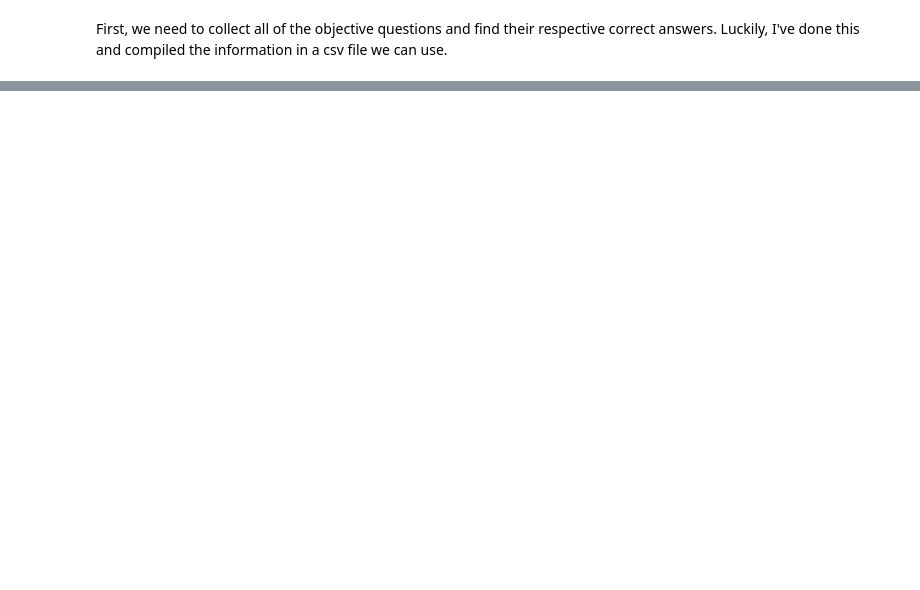
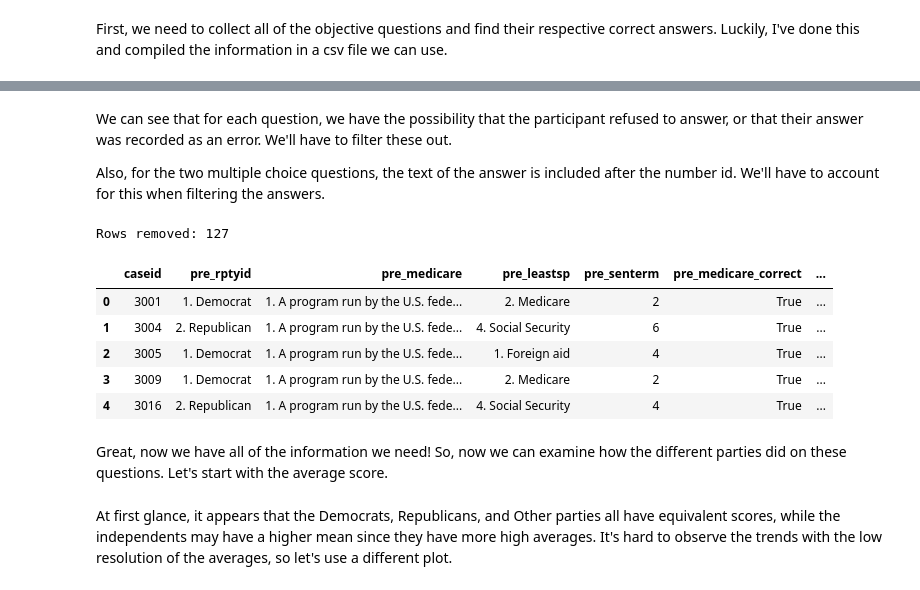
Before and after one commit to TZstatsADS/Spring2021-Project1-aidris21, a Jupyter notebook: lib/trivia_analysis.ipynb, the cells around one changed output, grey strips where cells are left out. Cells and saved outputs as stored; diff of their text form; code cells hidden in the pictures; blank space fills up the shorter version.

Commit message:
Accuracy tables

```diff
--- a/lib/trivia_analysis.ipynb
+++ b/lib/trivia_analysis.ipynb
@@ -33,0 +21,4 @@ Categories (24, object): [-9. Refused < -4. Error < 1 < 2 ... 50 < 79 < 90 < 99]
+# %%
+question_info_path = Path("../output/objective_questions_list.xlsx")
+question_info = pd.read_excel(question_info_path)
+question_info.head()
@@ -33,0 +30,7 @@ Categories (24, object): [-9. Refused < -4. Error < 1 < 2 ... 50 < 79 < 90 < 99]
+# %%
+# Now we can examine the format of the answers in our survey data
+num_questions = question_info.shape[0]
+for i in range(0,num_questions):
+    curr_question = question_info["Question"][i]
+    print(data[curr_question][0:5])
+    print("------------------------------")
@@ -33,0 +55,43 @@ Categories (24, object): [-9. Refused < -4. Error < 1 < 2 ... 50 < 79 < 90 < 99]
+# %% [markdown]
+We can see that for each question, we have the possibility that the participant refused to answer, or that their answer was recorded as an error. We'll have to filter these out.
+
+ Also, for the two multiple choice questions, the text of the answer is included after the number id. We'll have to account for this when filtering the answers.
+# %%
+# Select only the columns of interest: id, party affiliation, and the questions of interest.
+wanted_columns = ["caseid", "pre_rptyid"] + list(question_info["Question"])
+trivia_data = data[wanted_columns]
+
+# Now let's filter out all of the errorneous and refusal answers
+pre = trivia_data.shape[0]
+for column in wanted_columns:
+    if column != "caseid":
+        trivia_data = trivia_data[(trivia_data[column] != trivia_data[column].cat.categories[0]) & (trivia_data[column] != trivia_data[column].cat.categories[1])]
+post = trivia_data.shape[0]
+rows_removed = pre - post
+print("Rows removed: " + str(rows_removed))
+# %% [output]
+Rows removed: 127
+# %%
+# Now we can add new columns on the correctness of each participants answer
+for i in range(0,num_questions):
+    question = question_info.Question[i]
+    correct_answer = question_info.correct_answer[i]
+    if type(trivia_data[question][0]) == str:
+        trivia_data[question + "_correct"] = trivia_data[question].str.contains(str(correct_answer))
+    else:
+        trivia_data[question + "_correct"] = trivia_data[question] == correct_answer
+
+# Let's add one more column as an average score of the three questions for each participant
+score_columns = [question + "_correct" for question in list(question_info["Question"])]
+trivia_data["avg_score"] = trivia_data[score_columns].mean(axis=1)
+
+trivia_data.head()
+# %% [output]
+|  | caseid | pre_rptyid | pre_medicare | pre_leastsp | pre_senterm | pre_medicare_correct | ... |
+| 0 | 3001 | 1. Democrat | 1. A program run by the U.S. fede... | 2. Medicare | 2 | True | ... |
+| 1 | 3004 | 2. Republican | 1. A program run by the U.S. fede... | 4. Social Security | 6 | True | ... |
+| 2 | 3005 | 1. Democrat | 1. A program run by the U.S. fede... | 1. Foreign aid | 4 | True | ... |
+| 3 | 3009 | 1. Democrat | 1. A program run by the U.S. fede... | 2. Medicare | 2 | True | ... |
+| 4 | 3016 | 2. Republican | 1. A program run by the U.S. fede... | 4. Social Security | 4 | True | ... |
+# %% [markdown]
+Great, now we have all of the information we need! So, now we can examine how the different parties did on these questions. Let's start with the average score.
@@ -33,0 +102,2 @@ Categories (24, object): [-9. Refused < -4. Error < 1 < 2 ... 50 < 79 < 90 < 99]
+# %% [markdown]
+At first glance, it appears that the Democrats, Republicans, and Other parties all have equivalent scores, while the independents may have a higher mean since they have more high averages. It's hard to observe the trends with the low resolution of the averages, so let's use a different plot.
```
Also changed, not shown: parts of 12 cells of this notebook.
